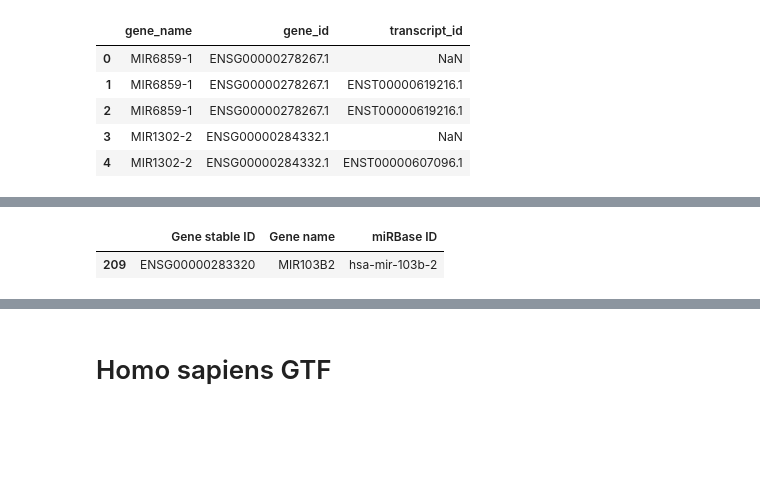
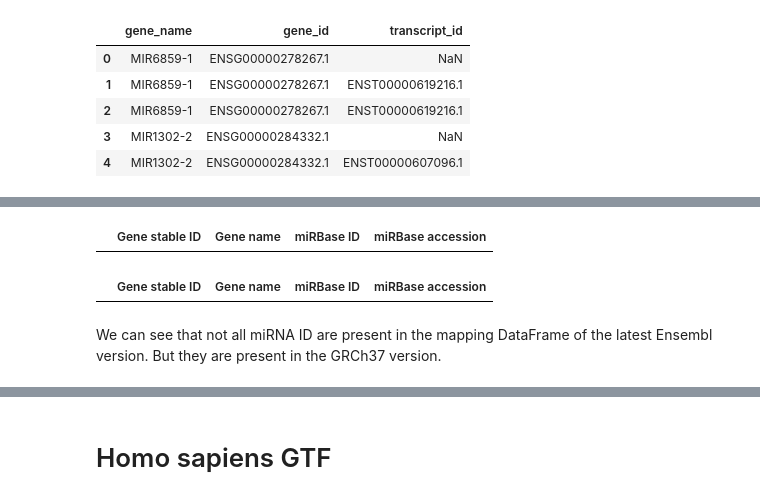
Before and after one commit to giorgiaBertacchini/miRNA_survival_analysis, a Jupyter notebook: notebooks/data_analysis_gtf.ipynb, the cells around one changed output, grey strips where cells are left out. Cells and saved outputs as stored; diff of their text form; code cells hidden in the pictures; blank space fills up the shorter version.

```diff
--- a/notebooks/data_analysis_gtf.ipynb
+++ b/notebooks/data_analysis_gtf.ipynb
@@ -146,0 +186,12 @@ mapping.shape
+# %%
+server = Server(host='http://grch37.ensembl.org')
+mart = server['ENSEMBL_MART_ENSEMBL']
+dataset = mart['hsapiens_gene_ensembl']
+
+mapping_grch37 = dataset.query(
+    attributes=['ensembl_gene_id', 'external_gene_name', 'mirbase_id', 'mirbase_accession'],
+    filters={'biotype': 'miRNA'}
+)
+mapping_grch37 = mapping_grch37[mapping_grch37['miRBase ID'].notnull()].drop_duplicates()
+
+print(mapping_grch37.head())
@@ -147,7 +264,13 @@ mapping.shape
+# %%
+result = mapping[mapping.astype(str).apply(lambda x: x.str.contains('hsa-mir-3607', case=False, na=False)).any(axis=1)]
+result.head()
+# %% [output]
+|  | Gene stable ID | Gene name | miRBase ID | miRBase accession |
 # %%
-result = mapping[mapping.astype(str).apply(lambda x: x.str.contains('hsa-mir-103b-2', case=False, na=False)).any(axis=1)]
+result = mapping_grch37[mapping_grch37.astype(str).apply(lambda x: x.str.contains('hsa-mir-3607', case=False, na=False)).any(axis=1)]
 result.head()
 # %% [output]
-|  | Gene stable ID | Gene name | miRBase ID |
-| 209 | ENSG00000283320 | MIR103B2 | hsa-mir-103b-2 |
+|  | Gene stable ID | Gene name | miRBase ID | miRBase accession |
+# %% [markdown]
+We can see that not all miRNA ID are present in the mapping DataFrame of the latest Ensembl version. But they are present in the GRCh37 version.
 # %%
```
Also changed, not shown: parts of 15 cells of this notebook, 6 other files.
